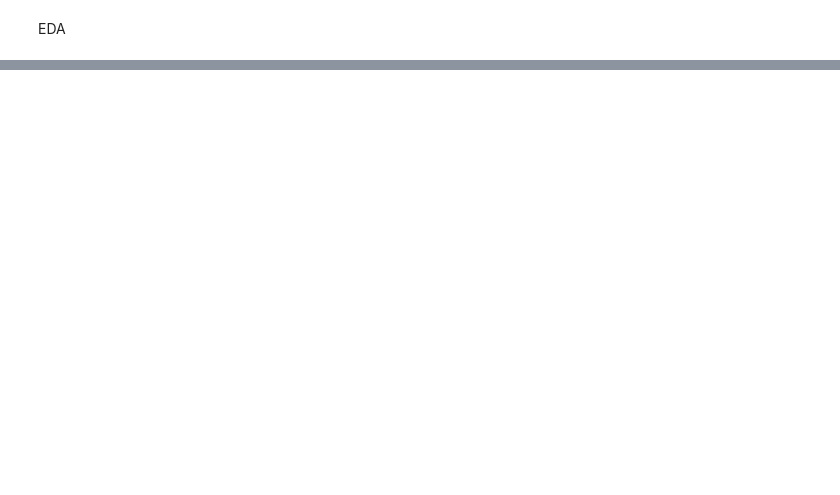
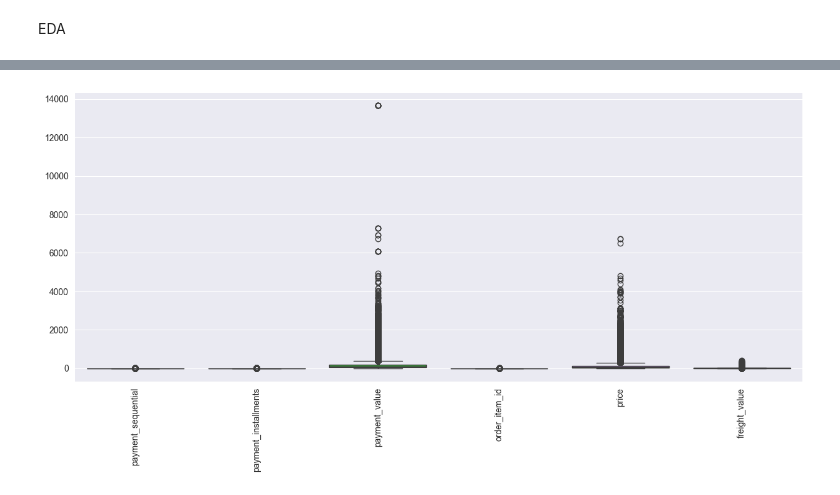
Before and after one commit to pt-sinan-akbar/Dataset-Thesis, a Jupyter notebook: BrazilDataSet.ipynb, the cells around one changed output, grey strips where cells are left out. Drawn from its saved outputs; the diff is of its cells as text; code cells hidden in the pictures; blank space fills up the shorter version.

```diff
--- a/BrazilDataSet.ipynb
+++ b/BrazilDataSet.ipynb
@@ -336,0 +263,8 @@ merge_lagi.describe(include='all').T
+# %%
+# Box plot to identify outliers
+plt.figure(figsize=(15, 6))
+sns.boxplot(data=merge_lagi.select_dtypes(include=['number']))
+plt.xticks(rotation=90)
+plt.show()
+# %% [output]
+[figure, added]
```
Also changed, not shown: parts of 35 cells of this notebook, 9 other files.
